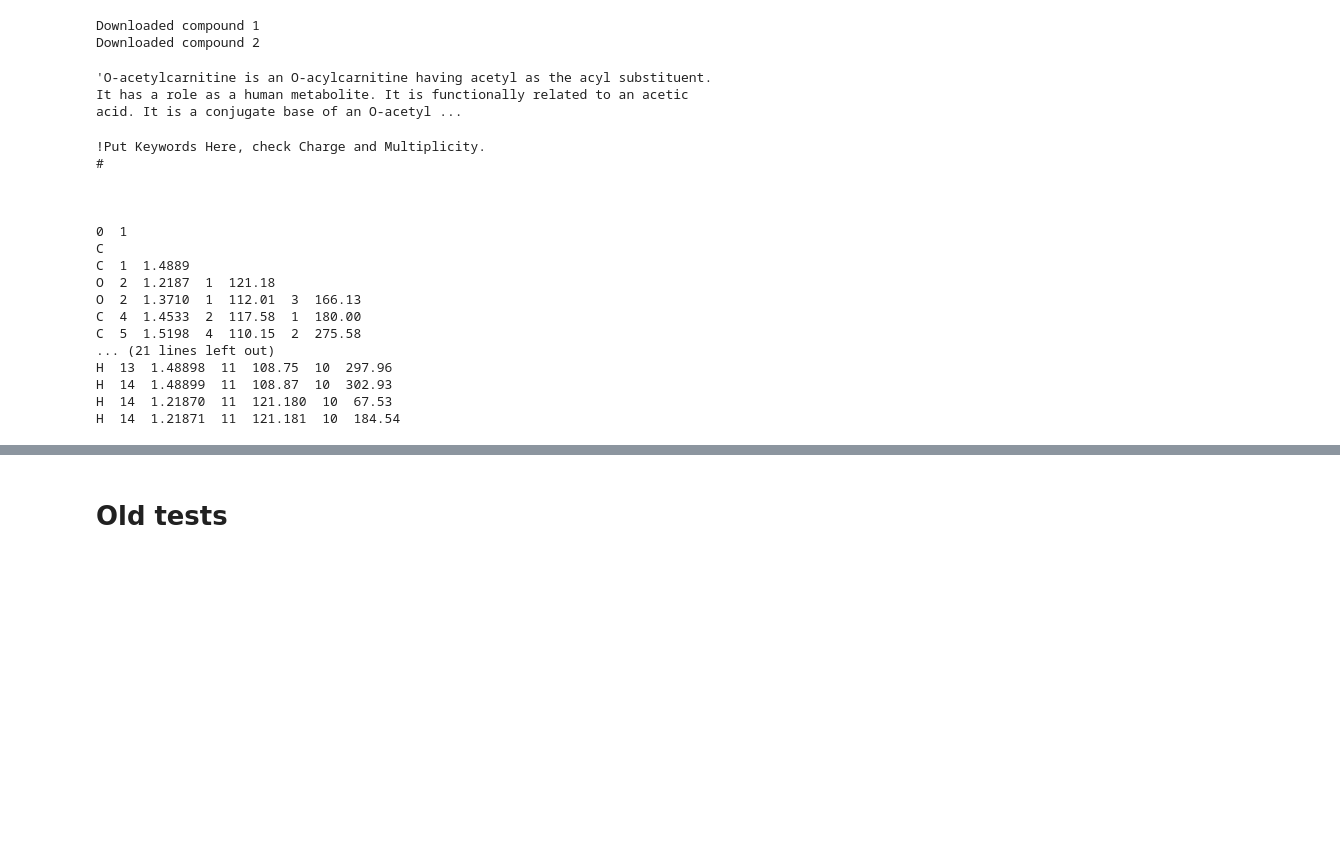
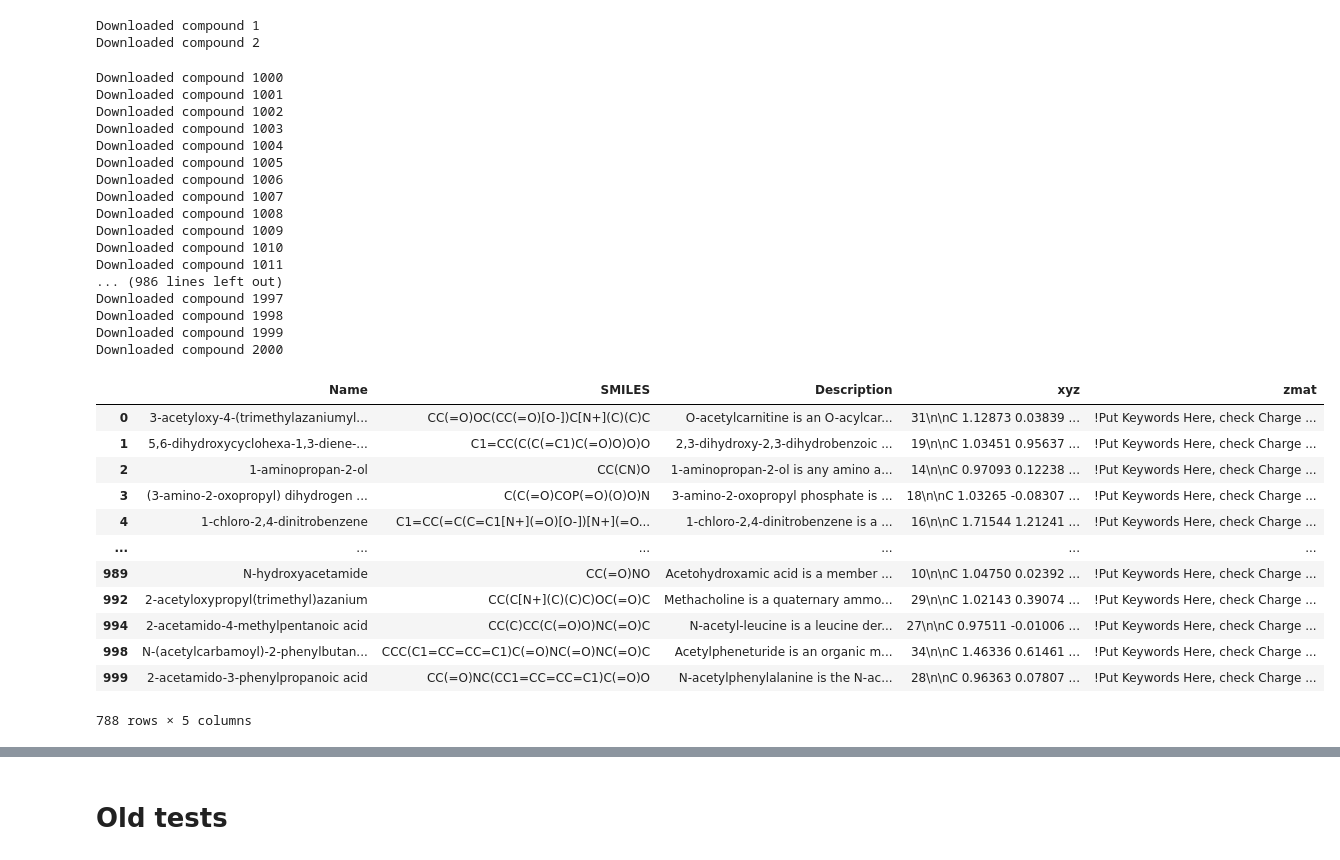
Before and after one commit to ur-whitelab/joint-chem-space, a Jupyter notebook: experiments/preproc_data.ipynb, the cells around one changed output, grey strips where cells are left out. Saved outputs shown, nothing was run; the diff lists cells and outputs as text; code cells hidden in the pictures; blank space fills up the shorter version.

```diff
--- a/experiments/preproc_data.ipynb
+++ b/experiments/preproc_data.ipynb
@@ -14,31 +12,51 @@ names, smiless, descriptions = cs.download_compounds(1,2)#(2244-5, 2244+5)
 # %% [output]
 Downloaded compound 1
 Downloaded compound 2
-# %%
-df = pd.DataFrame(list(zip(names, smiless, descriptions)), columns=['IUPAC', 'SMILES', 'Description'])
-df = df[df['Description'] != 'No description available.']
-df['Description'][0]
-# %% [output]
-'O-acetylcarnitine is an O-acylcarnitine having acetyl as the acyl substituent. It has a role as a human metabolite. It is functionally related to an acetic acid. It is a conjugate base of an O-acetyl ...
-# %%
-df
-df['zmat'] = df['SMILES'].apply(lambda x: cs.get_zmat(x))
-print(df['zmat'][0])
-# %% [output]
-!Put Keywords Here, check Charge and Multiplicity.
-#
-
-
-
-0  1
-C
-C  1  1.4889
-O  2  1.2187  1  121.18
-O  2  1.3710  1  112.01  3  166.13
-C  4  1.4533  2  117.58  1  180.00
-C  5  1.5198  4  110.15  2  275.58
-... (21 lines left out)
-H  13  1.48898  11  108.75  10  297.96
-H  14  1.48899  11  108.87  10  302.93
-H  14  1.21870  11  121.180  10  67.53
-H  14  1.21871  11  121.181  10  184.54
+# %%
+def generate_df(start_cid, end_cid, path=None):
+    if path:
+        old_df = pd.read_csv(path)
+    names, smiless, descriptions = cs.download_compounds(start_cid, end_cid)
+    df = pd.DataFrame({"Name": names, "SMILES": smiless, "Description": descriptions})
+    df = df[df['Description'] != 'No description available.']
+    df['xyz'] = df['SMILES'].apply(lambda x: cs.get_3D_representation(x, representation='xyz'))
+    df['zmat'] = df['SMILES'].apply(lambda x: cs.get_zmat(x))
+    if path:
+        df = pd.concat([old_df, df])
+        df = df.drop_duplicates(subset=['SMILES'])
+    return df
+
+#1000
+df = generate_df(1000, 2000, '../Data/PubChem.csv')
+df
+# %% [output]
+Downloaded compound 1000
+Downloaded compound 1001
+Downloaded compound 1002
+Downloaded compound 1003
+Downloaded compound 1004
+Downloaded compound 1005
+Downloaded compound 1006
+Downloaded compound 1007
+Downloaded compound 1008
+Downloaded compound 1009
+Downloaded compound 1010
+Downloaded compound 1011
+... (986 lines left out)
+Downloaded compound 1997
+Downloaded compound 1998
+Downloaded compound 1999
+Downloaded compound 2000
+|  | Name | SMILES | Description | xyz | zmat |
+| 0 | 3-acetyloxy-4-(trimethylazaniumyl... | CC(=O)OC(CC(=O)[O-])C[N+](C)(C)C | O-acetylcarnitine is an O-acylcar... | 31\n\nC 1.12873 0.03839 ... | !Put Keywords Here, check Charge ... |
+| 1 | 5,6-dihydroxycyclohexa-1,3-diene-... | C1=CC(C(C(=C1)C(=O)O)O)O | 2,3-dihydroxy-2,3-dihydrobenzoic ... | 19\n\nC 1.03451 0.95637 ... | !Put Keywords Here, check Charge ... |
+| 2 | 1-aminopropan-2-ol | CC(CN)O | 1-aminopropan-2-ol is any amino a... | 14\n\nC 0.97093 0.12238 ... | !Put Keywords Here, check Charge ... |
+| 3 | (3-amino-2-oxopropyl) dihydrogen ... | C(C(=O)COP(=O)(O)O)N | 3-amino-2-oxopropyl phosphate is ... | 18\n\nC 1.03265 -0.08307 ... | !Put Keywords Here, check Charge ... |
+| 4 | 1-chloro-2,4-dinitrobenzene | C1=CC(=C(C=C1[N+](=O)[O-])[N+](=O... | 1-chloro-2,4-dinitrobenzene is a ... | 16\n\nC 1.71544 1.21241 ... | !Put Keywords Here, check Charge ... |
+| ... | ... | ... | ... | ... | ... |
+| 989 | N-hydroxyacetamide | CC(=O)NO | Acetohydroxamic acid is a member ... | 10\n\nC 1.04750 0.02392 ... | !Put Keywords Here, check Charge ... |
+| 992 | 2-acetyloxypropyl(trimethyl)azanium | CC(C[N+](C)(C)C)OC(=O)C | Methacholine is a quaternary ammo... | 29\n\nC 1.02143 0.39074 ... | !Put Keywords Here, check Charge ... |
+| 994 | 2-acetamido-4-methylpentanoic acid | CC(C)CC(C(=O)O)NC(=O)C | N-acetyl-leucine is a leucine der... | 27\n\nC 0.97511 -0.01006 ... | !Put Keywords Here, check Charge ... |
+| 998 | N-(acetylcarbamoyl)-2-phenylbutan... | CCC(C1=CC=CC=C1)C(=O)NC(=O)NC(=O)C | Acetylpheneturide is an organic m... | 34\n\nC 1.46336 0.61461 ... | !Put Keywords Here, check Charge ... |
+| 999 | 2-acetamido-3-phenylpropanoic acid | CC(=O)NC(CC1=CC=CC=C1)C(=O)O | N-acetylphenylalanine is the N-ac... | 28\n\nC 0.96363 0.07807 ... | !Put Keywords Here, check Charge ... |
+788 rows × 5 columns
```
Also changed, not shown: parts of 2 cells of this notebook, 2 other files.
